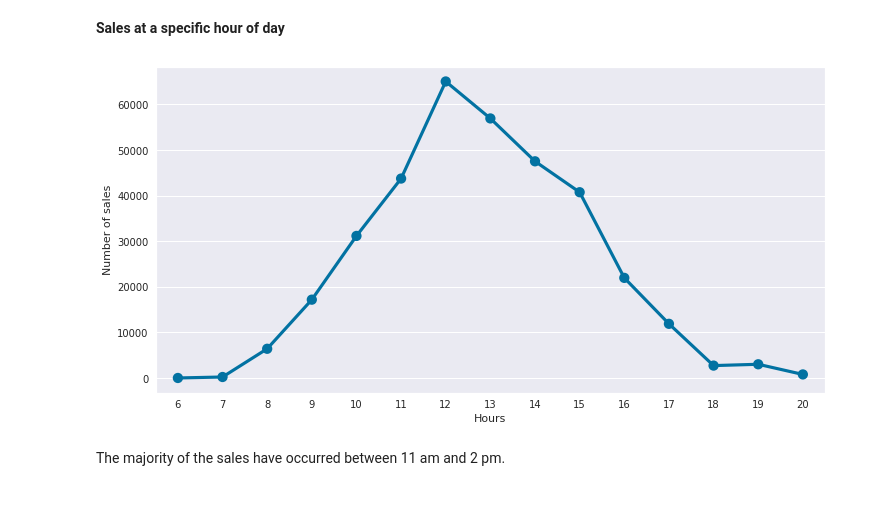
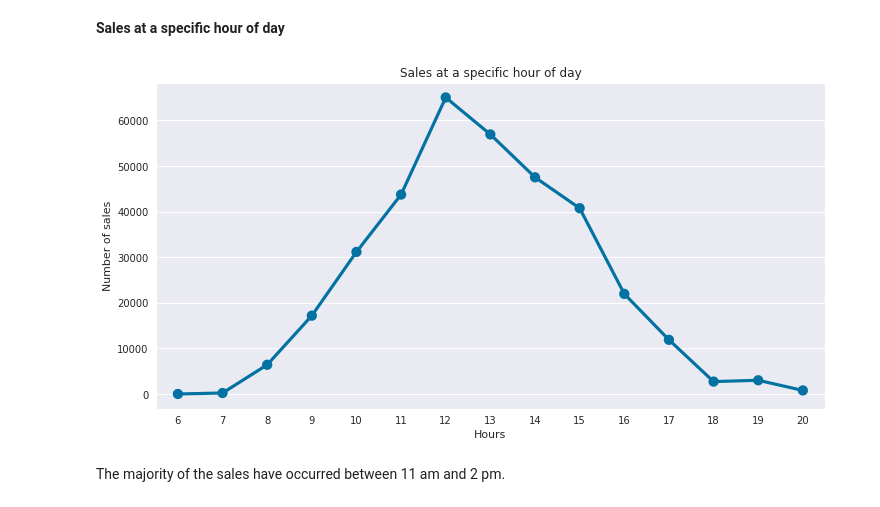
Before and after one commit to RupeshSharma14/Online-Retail-Customer-Segmentation, a Jupyter notebook: Online_Retail_Customer_Segmentation.ipynb, the cells around one changed output. Saved outputs shown, nothing was run; the diff lists cells and outputs as text; code cells hidden in the pictures.

```diff
--- a/Online_Retail_Customer_Segmentation.ipynb
+++ b/Online_Retail_Customer_Segmentation.ipynb
@@ -150,9 +150,9 @@ dtype: object
 # %% [markdown]
 The CustomerID datatype should be object, not float.
 # %%
-#  Converting the data type of "CustomerID" column to an object
+# Converting the data type of "CustomerID" column to an object
 
-# retail_df["CustomerID"] = retail_df["CustomerID"].astype(str)
+retail_df["CustomerID"] = retail_df["CustomerID"].astype(str)
 # %%
 # Extracting new features from InvoiceDate column
 
@@ -395,13 +401,15 @@ The majority of orders appear to be placed on Thursday. It's also worth noting t
 # %%
 # Representation of total number of sales at specific hour of day
 
 hours_sale = retail_uk_df["Hour"].value_counts()
 sns.pointplot(x = hours_sale.index, y = hours_sale.values)
+plt.title("Sales at a specific hour of day")
 plt.xlabel("Hours")
 plt.ylabel("Number of sales")
+
 plt.show()
 # %% [output]
-[figure, old version]
+[figure, new version]
 # %% [markdown]
 The majority of the sales have occurred between 11 am and 2 pm.
 # %% [markdown]
```
Also changed, not shown: parts of 101 cells of this notebook.
